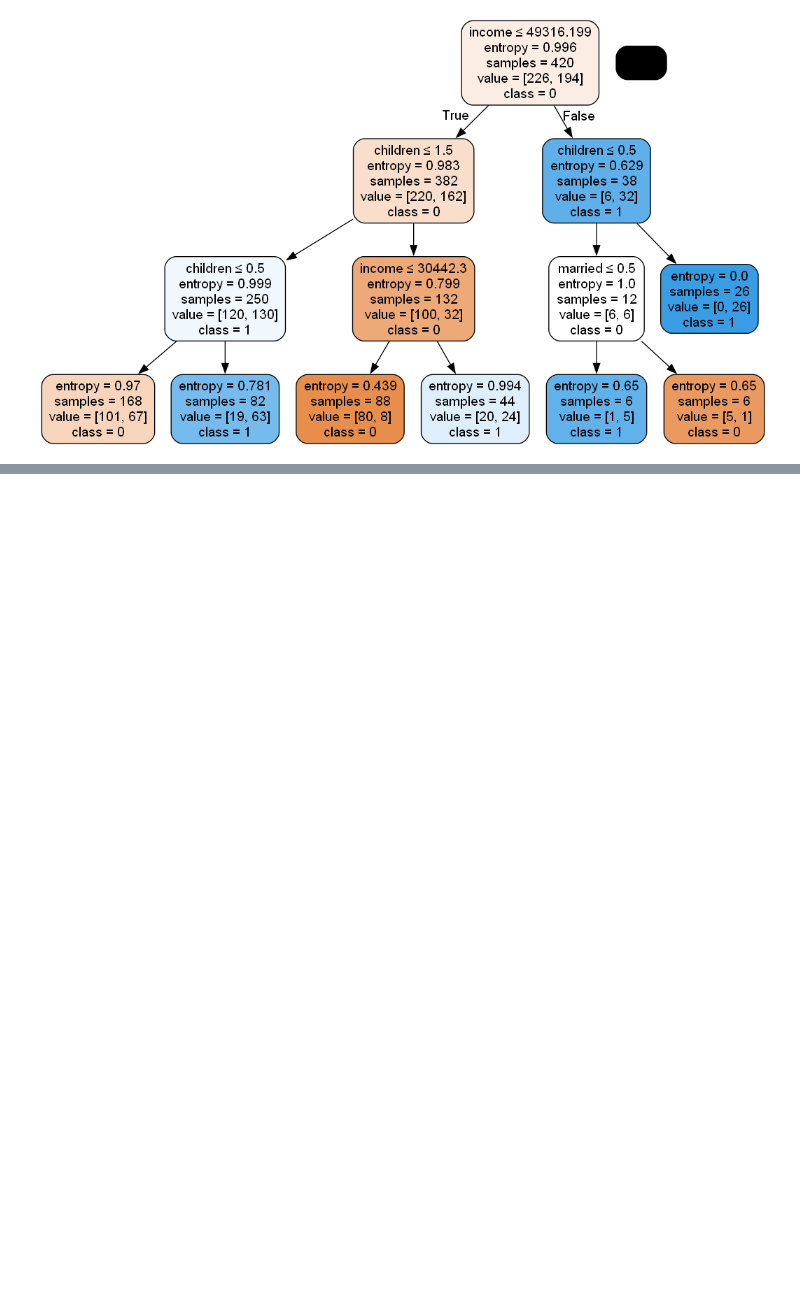
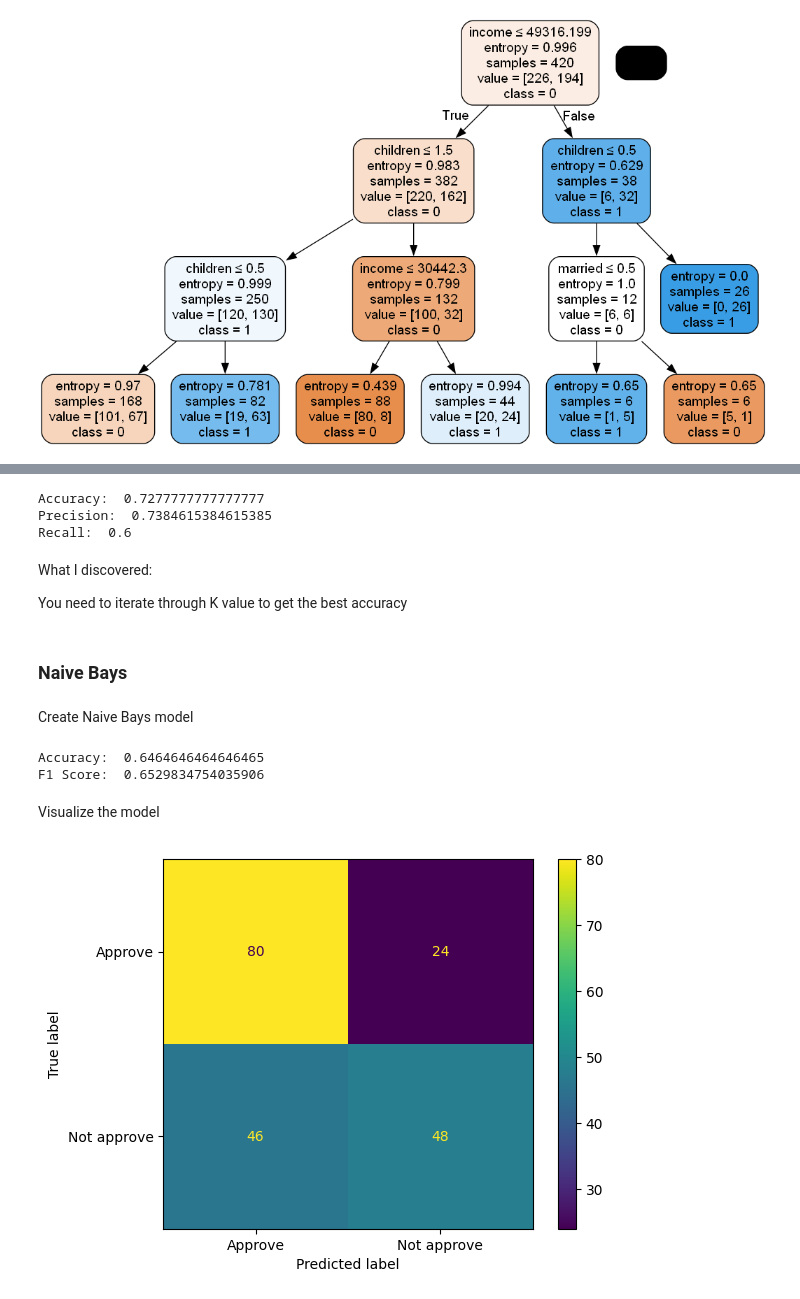
Before and after one commit to Tonkhaowm8/Data-Analysis, a Jupyter notebook: Lab 9/lab9.ipynb, the cells around one changed output, grey strips where cells are left out. Cells and saved outputs as stored; diff of their text form; code cells hidden in the pictures; blank space fills up the shorter version.

```diff
--- a/Lab 9/lab9.ipynb
+++ b/Lab 9/lab9.ipynb
@@ -239,0 +293,56 @@ Both method offers the same accuracy, just different approach
+# %%
+best_index = np.argmax(scores)
+best_k = k_values[best_index]
+
+knn = KNeighborsClassifier(n_neighbors=best_k)
+knn.fit(X_train, y_train)
+
+y_pred = knn.predict(X_test)
+
+print("Accuracy: ", accuracy_score(y_test, y_pred))
+print("Precision: ", precision_score(y_test, y_pred))
+print("Recall: ", recall_score(y_test, y_pred))
+# %% [output]
+Accuracy:  0.7277777777777777
+Precision:  0.7384615384615385
+Recall:  0.6
+# %% [markdown]
+What I discovered:
+
+You need to iterate through K value to get the best accuracy
+# %% [markdown]
+### Naive Bays
+# %% [markdown]
+Create Naive Bays model
+# %%
+features_cols = ["age", "sex", "region", "income", "married", "children", "car", "save_act", "mortgage"]
+X = df[features_cols] # Features
+y = df.pep # Target Variables
+
+X_train, X_test, y_train, y_test = train_test_split(
+    X, y, test_size = 0.33, random_state = 125
+)
+
+model = GaussianNB()
+
+model.fit(X_train, y_train);
+
+y_pred = model.predict(X_test)
+
+accuray = accuracy_score(y_pred, y_test)
+f1 = f1_score(y_pred, y_test, average = "weighted")
+
+print("Accuracy: ", accuray)
+print("F1 Score: ", f1)
+# %% [output]
+Accuracy:  0.6464646464646465
+F1 Score:  0.6529834754035906
+# %% [markdown]
+Visualize the model
+# %%
+labels = ["Approve", "Not approve"]
+cm = confusion_matrix(y_test, y_pred)
+disp = ConfusionMatrixDisplay(confusion_matrix=cm, display_labels=labels)
+disp.plot();
+# %% [output]
+[figure, added]
```
Also changed, not shown: parts of 12 cells of this notebook, 1 other file.
